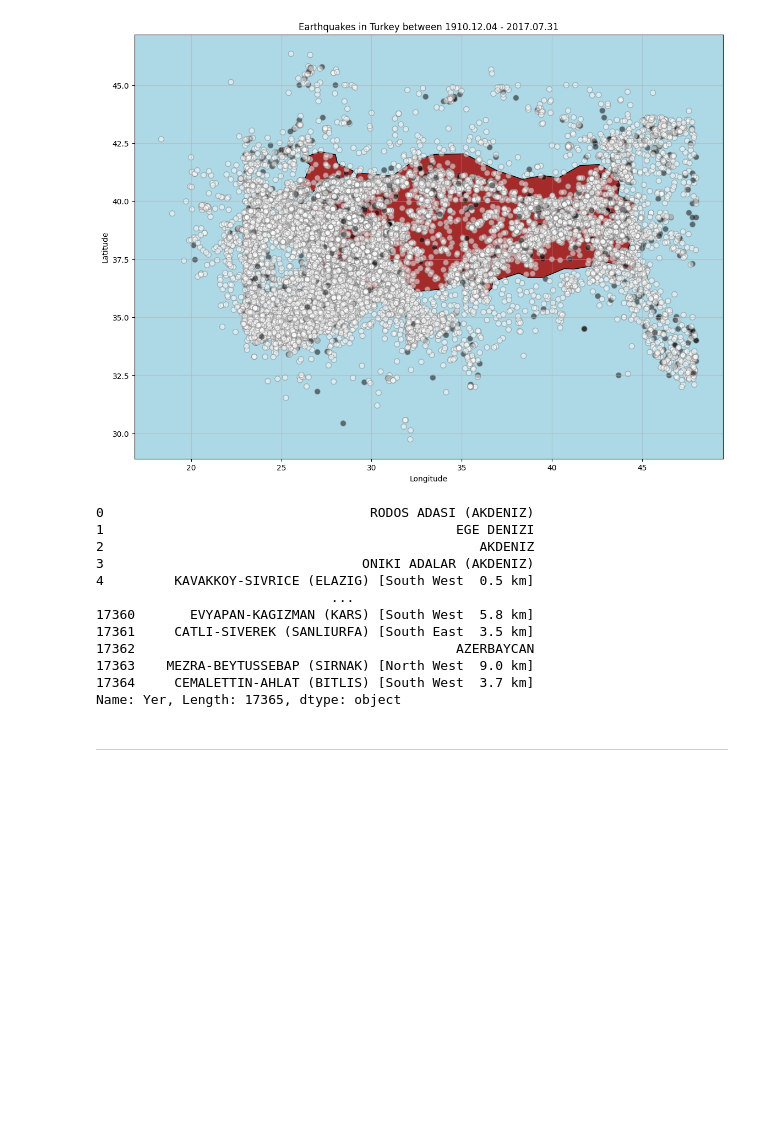
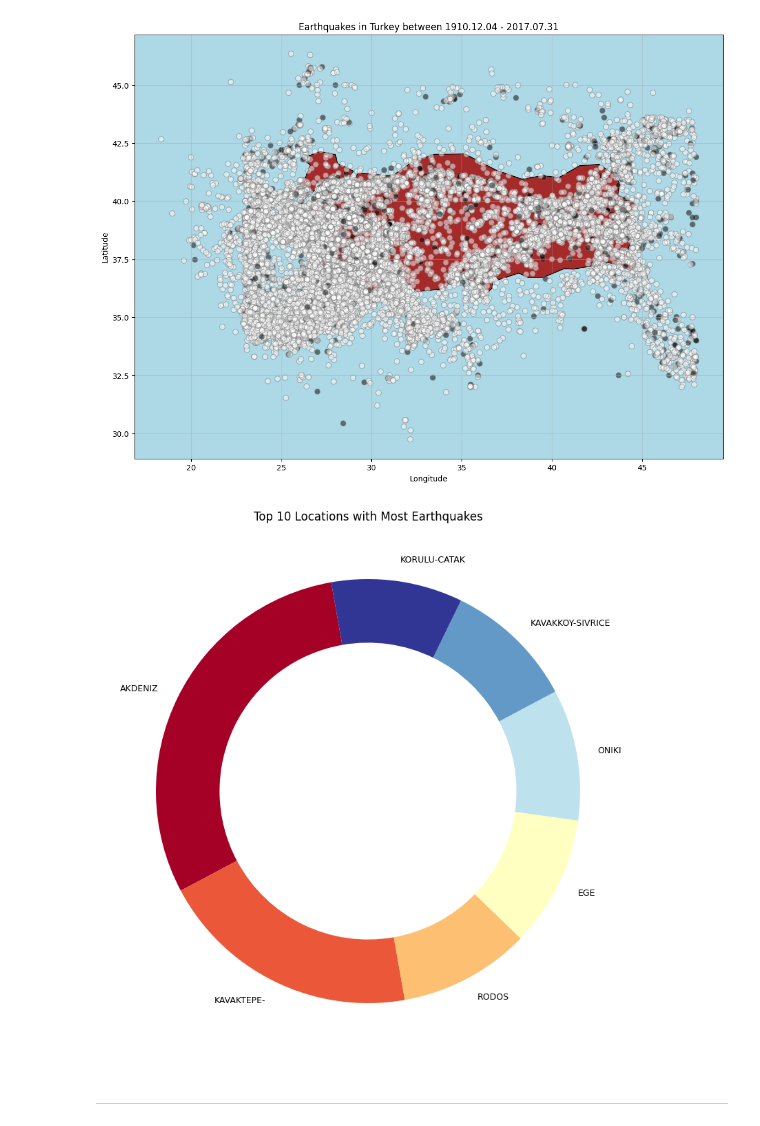
Before and after one commit to sedataskan/earthquake, a Jupyter notebook: earthquake.ipynb, the cells around one changed output. Saved outputs shown, nothing was run; the diff lists cells and outputs as text; code cells hidden in the pictures; blank space fills up the shorter version.

```diff
--- a/earthquake.ipynb
+++ b/earthquake.ipynb
@@ -63,23 +63,20 @@ ax.grid(visible=True, alpha=0.5)
 plt.show()
 # %% [output]
 [figure]
-# %%
-cities = turkey21["Yer"].dropna()
-
-cities
-# %% [output]
-0                                  RODOS ADASI (AKDENIZ)
-1                                             EGE DENIZI
-2                                                AKDENIZ
-3                                 ONIKI ADALAR (AKDENIZ)
-4         KAVAKKOY-SIVRICE (ELAZIG) [South West  0.5 km]
-                              ...
-17360       EVYAPAN-KAGIZMAN (KARS) [South West  5.8 km]
-17361     CATLI-SIVEREK (SANLIURFA) [South East  3.5 km]
-17362                                         AZERBAYCAN
-17363    MEZRA-BEYTUSSEBAP (SIRNAK) [North West  9.0 km]
-17364     CEMALETTIN-AHLAT (BITLIS) [South West  3.7 km]
-Name: Yer, Length: 17365, dtype: object
+# %%
+city = turkey21["Yer"].dropna()
+
+cities = city.str.split(" ", expand=True) # split the string into a list
+
+fig, ax = plt.subplots(figsize=(10,10))
+
+cities[0].head(10).value_counts().plot(kind = "pie", cmap="RdYlBu", labels=cities[0].head(10).value_counts().index, pctdistance=0.9, labeldistance=1.1, startangle=100, textprops={'fontsize': 9}, wedgeprops=dict(width=0.3))
+plt.title("Top 10 Locations with Most Earthquakes")
+plt.ylabel("")
+
+plt.show()
+# %% [output]
+[figure, added]
 # %% [markdown]
 -----
 # %% [markdown]
```
